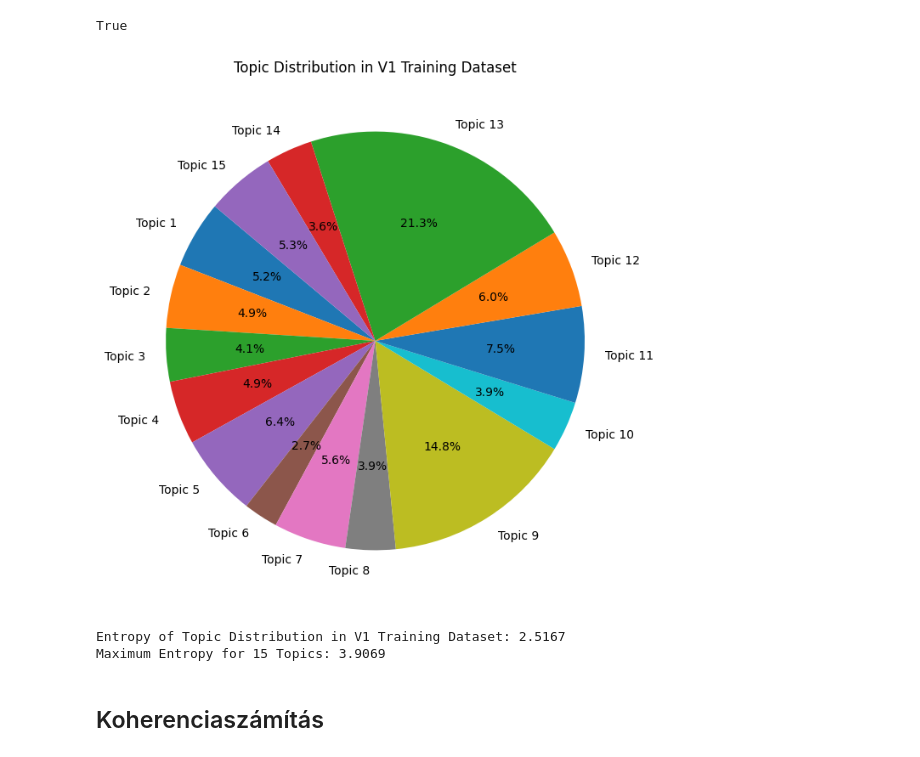
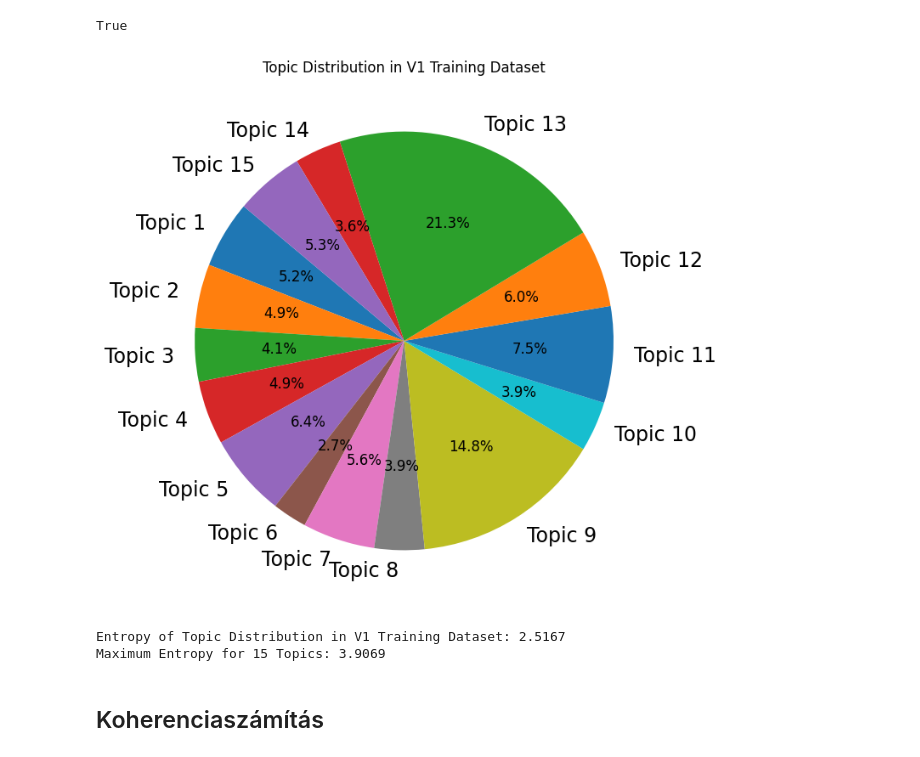
Before and after one commit to FrighteningFunction/poem_generator, a Jupyter notebook: v1_LDA.ipynb, the cells around one changed output. Drawn from its saved outputs; the diff is of its cells as text; code cells hidden in the pictures.

Commit message:
update diagrams for better visibility and style

```diff
--- a/v1_LDA.ipynb
+++ b/v1_LDA.ipynb
@@ -31,7 +31,7 @@ nltk.download("punkt_tab")
 [nltk_data]   Package punkt_tab is already up-to-date!
 True
 # %%
-database = 'database_packs/training_v1/joint_poems_v1.jsonl'
+database = 'database_packs/training_v1/training_v1.jsonl'
 
 # Load JSONL file
 with open(database, "r", encoding="utf-8") as f:
@@ -81,36 +81,46 @@ import matplotlib.pyplot as plt
 from scipy.stats import entropy
 
 # Step 1: Calculate Topic Distribution
 topic_counts = [0] * lda_model.num_topics
 for doc in corpus:
     topic_probs = lda_model.get_document_topics(doc)
     dominant_topic = max(topic_probs, key=lambda x: x[1])[0]  # Get the topic with the highest probability
     topic_counts[dominant_topic] += 1
 
 # Convert counts to proportions
 topic_proportions = np.array(topic_counts) / len(corpus)
 
 # Step 2: Plot Pie Chart for Topic Distribution
 plt.figure(figsize=(8, 8))
-plt.pie(topic_proportions, labels=[f"Topic {i+1}" for i in range(len(topic_proportions))],
-        autopct="%1.1f%%", startangle=140)
+wedges, texts, autotexts = plt.pie(topic_proportions, labels=[f"Topic {i+1}" for i in range(len(topic_proportions))],
+                                   autopct="%1.1f%%", startangle=140, textprops={"fontsize": 18})
 plt.title("Topic Distribution in V1 Training Dataset")
+
+# Adjust the font size of the labels
+for text in texts:
+    text.set_fontsize(17)  # Set the desired font size for the labels
+
+# Adjust the font size of the numbers
+for autotext in autotexts:
+    autotext.set_fontsize(12)  # Set the desired font size for the numbers
+
 plt.show()
 
 # Step 3: Calculate Entropy for Diversity
 dataset_entropy = entropy(topic_proportions)
 print(f"Entropy of Topic Distribution in V1 Training Dataset: {dataset_entropy:.4f}")
 
 def calculate_max_entropy(num_topics):
     probability = 1 / num_topics  # Uniform distribution for each topic
     max_entropy = -num_topics * (probability * np.log2(probability))
     return max_entropy
 
 # Calculate and print the maximum entropy
+num_topics = lda_model.num_topics
 max_entropy = calculate_max_entropy(num_topics)
 print(f"Maximum Entropy for {num_topics} Topics: {max_entropy:.4f}")
 # %% [output]
-[figure, old version]
+[figure, new version]
 Entropy of Topic Distribution in V1 Training Dataset: 2.5167
 Maximum Entropy for 15 Topics: 3.9069
 # %% [markdown]
```
Also changed, not shown: 3 other files.
